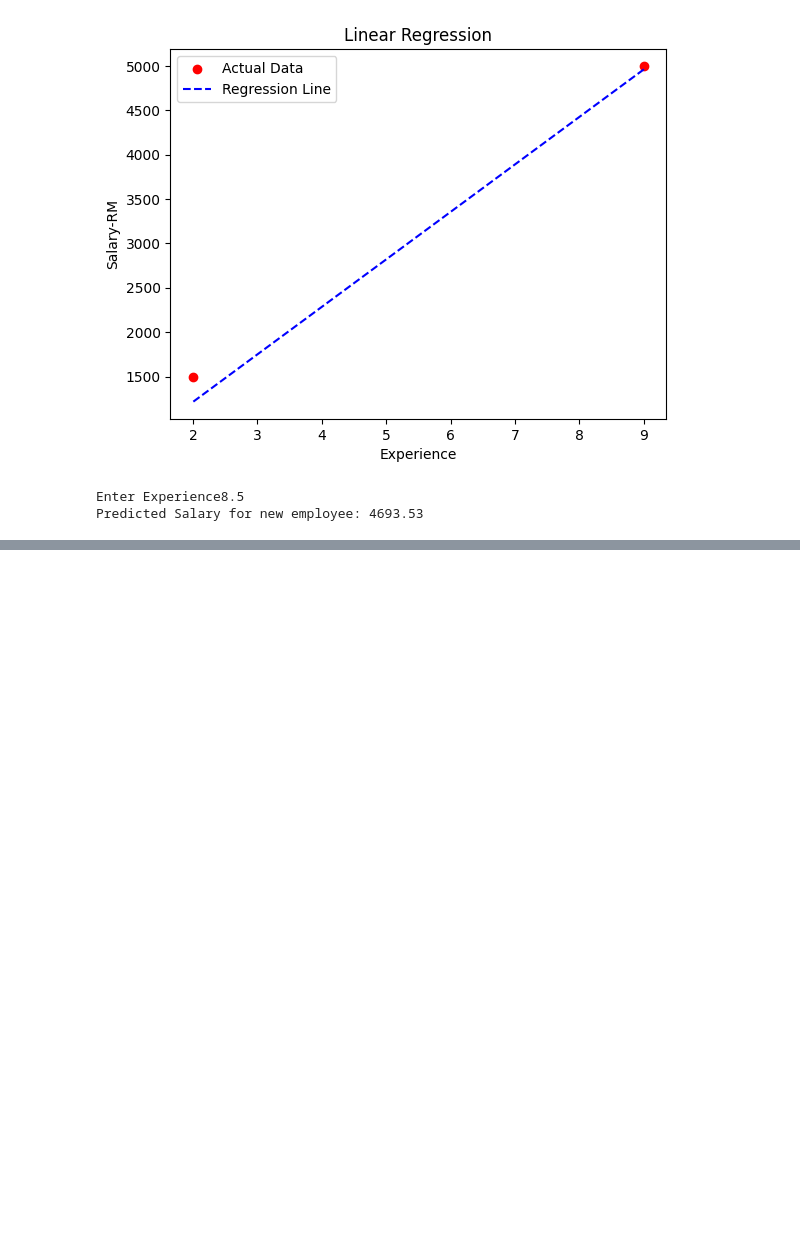
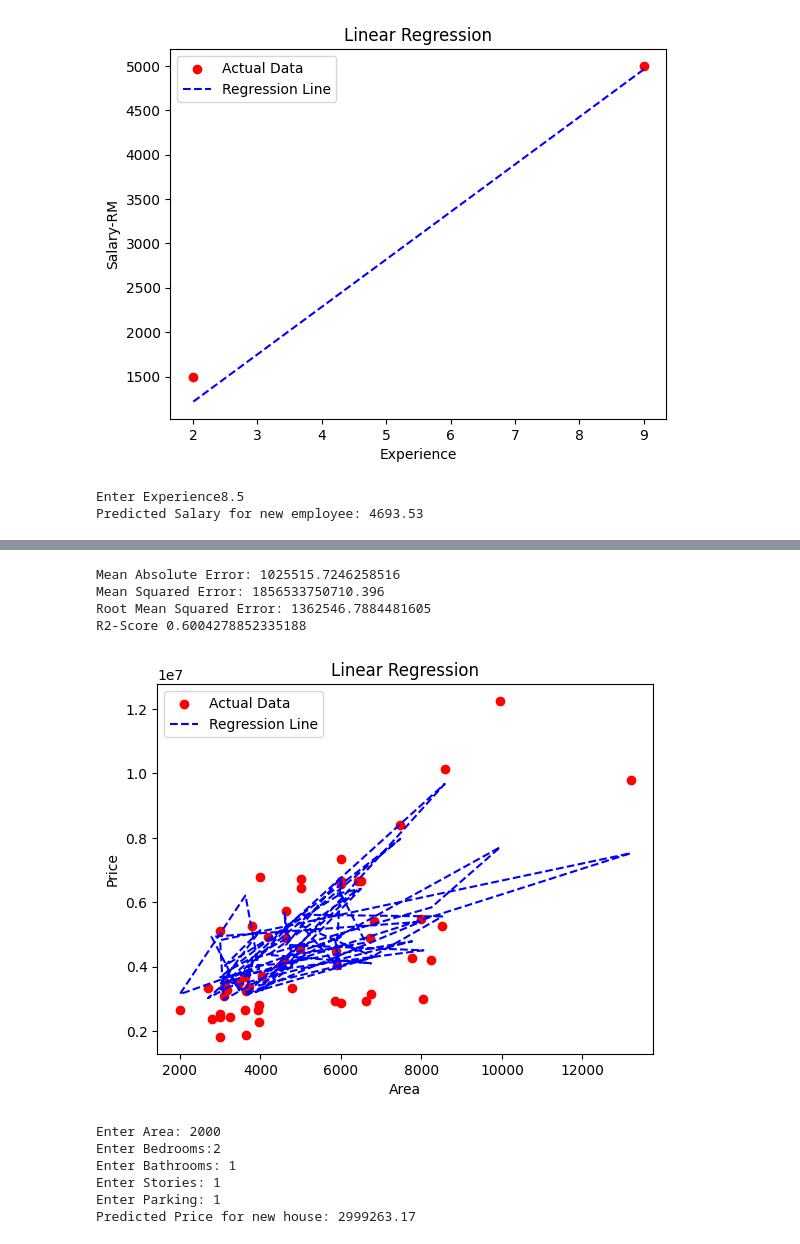
Before and after one commit to salman1256/aiml_dec_2025, a Jupyter notebook: Day-19/MachineLearing_(Recap_Supervised_Machine_Learning).ipynb, the cells around one changed output, grey strips where cells are left out. Drawn from its saved outputs; the diff is of its cells as text; code cells hidden in the pictures; blank space fills up the shorter version.

```diff
--- a/Day-19/MachineLearing_(Recap_Supervised_Machine_Learning).ipynb
+++ b/Day-19/MachineLearing_(Recap_Supervised_Machine_Learning).ipynb
@@ -117,0 +178,3 @@ Predicted Salary for new employee: 4693.53
+# %%
+#Train Test Split
+X_train,X_test,y_train,y_test=train_test_split(X,y,test_size=0.1,random_state=42)
@@ -117,0 +195,4 @@ Predicted Salary for new employee: 4693.53
+# %%
+model=LinearRegression()
+# %%
+model.fit(X_train,y_train)
@@ -117,0 +201,4 @@ Predicted Salary for new employee: 4693.53
+# %%
+y_pred=model.predict(X_test)
+print('Actula Prices',y_test.values)
+print('Predicted Prices',y_pred)
@@ -117,0 +223,37 @@ Predicted Salary for new employee: 4693.53
+# %%
+print('Mean Absolute Error:',mean_absolute_error(y_test,y_pred))
+print('Mean Squared Error:',mean_squared_error(y_test,y_pred))
+print('Root Mean Squared Error:',np.sqrt(mean_squared_error(y_test,y_pred)))
+print('R2-Score',r2_score(y_test,y_pred))
+# %% [output]
+Mean Absolute Error: 1025515.7246258516
+Mean Squared Error: 1856533750710.396
+Root Mean Squared Error: 1362546.7884481605
+R2-Score 0.6004278852335188
+# %%
+plt.scatter(X_test['area'],y_test.values,color='red',label='Actual Data')
+plt.plot(X_test['area'],y_pred,color='blue',label='Regression Line',linestyle='--')
+plt.xlabel('Area')
+plt.ylabel('Price')
+plt.title('Linear Regression')
+plt.legend()
+plt.show()
+# %% [output]
+[figure, added]
+# %%
+#'area',	'bedrooms',	'bathrooms',	'stories','parking'
+area=int(input('Enter Area: '))
+bedrooms=int(input('Enter Bedrooms:'))
+bathrooms=int(input('Enter Bathrooms: '))
+stories=int(input('Enter Stories: '))
+parking=int(input('Enter Parking: '))
+new_house_df=pd.DataFrame([[area,bedrooms,bathrooms,stories,parking]],columns=['area',	'bedrooms',	'bathrooms',	'stories','parking'])
+predicted_price=model.predict(new_house_df)
+print('Predicted Price for new house:',round(predicted_price[0],2))
+# %% [output]
+Enter Area: 2000
+Enter Bedrooms:2
+Enter Bathrooms: 1
+Enter Stories: 1
+Enter Parking: 1
+Predicted Price for new house: 2999263.17
```
Also changed, not shown: parts of 66 cells of this notebook.
